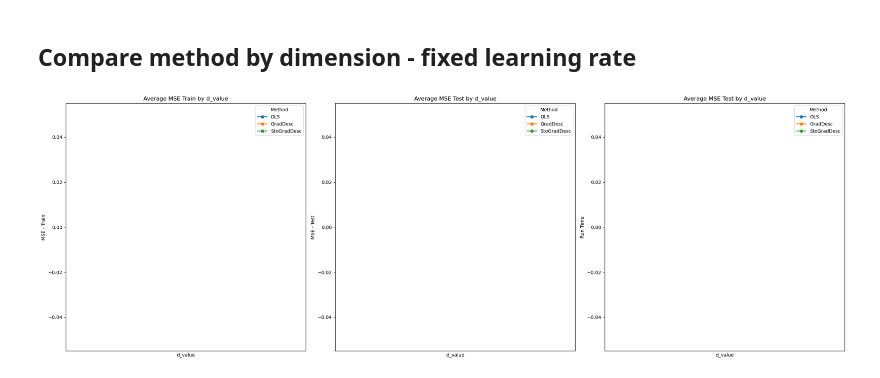
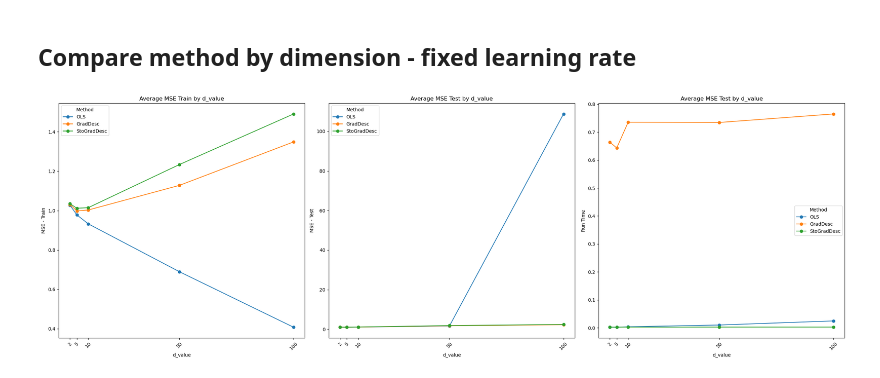
Before and after one commit to claricemottet/GaborML_problem16, a Jupyter notebook: GaborML_problem16_AW.ipynb, the cells around one changed output. Saved outputs shown, nothing was run; the diff lists cells and outputs as text; code cells hidden in the pictures.

```diff
--- a/GaborML_problem16_AW.ipynb
+++ b/GaborML_problem16_AW.ipynb
@@ -203,7 +203,7 @@ method_algorithm = ['OLS','GradDesc','StoGradDesc']
 
 #calculate average metrics for n_values
 for col in ['mse_train', 'mse_test', 'run_time']:
-    df[col] = df.groupby(by = ['method','n_value'])[col].transform('mean')
+    df[col] = df.groupby(by = ['method',parameter])[col].transform('mean')
 df.drop_duplicates(subset = ['method',parameter], inplace = True)
 
 # Creating the plot with adjustments for clear visibility of 'n_value'
@@ -242,40 +243,40 @@ When the sample size increases, the MSE
 #look at the fixed learning rate results
 
 df = results_fixed.copy()
-df = df[df['n_value']>100]
+df = df[df['n_value']>=100]
 parameter = 'd_value'
 method_algorithm = ['OLS','GradDesc','StoGradDesc']
 
 #calculate average metrics for n_values
 for col in ['mse_train', 'mse_test', 'run_time']:
-    df[col] = df.groupby(by = ['method','n_value'])[col].transform('mean')
+    df[col] = df.groupby(by = ['method',parameter])[col].transform('mean')
 df.drop_duplicates(subset = ['method',parameter], inplace = True)
 
 # Creating the plot with adjustments for clear visibility of 'n_value'
 fig, axes = plt.subplots(nrows=1, ncols=3, figsize=(24, 8))
 for j, metric in enumerate(['mse_train', 'mse_test', 'run_time']):
     ax = axes[j]
     for method in method_algorithm:
         subset = df[(df['method'] == method)]
         ax.plot(subset[parameter].to_numpy(), subset[metric].to_numpy(), marker='o', linestyle='-', label=method)
 
     if j == 0:
         ax.set_title(f'Average MSE Train by {parameter}')
         ax.set_ylabel('MSE - Train')
         ax.set_xlabel(parameter)
     elif j == 1:
         ax.set_title(f'Average MSE Test by {parameter}')
         ax.set_ylabel('MSE - Test')
         ax.set_xlabel(parameter)
     else:
         ax.set_title(f'Average MSE Test by {parameter}')
         ax.set_ylabel('Run Time')
         ax.set_xlabel(parameter)
     ax.legend(title='Method')
     ax.set_xticks(subset[parameter])
     ax.tick_params(axis='x', rotation=45)
 
 plt.tight_layout()
 plt.show()
 # %% [output]
-[figure, old version]
+[figure, new version]
```
Also changed, not shown: parts of 12 cells of this notebook.
